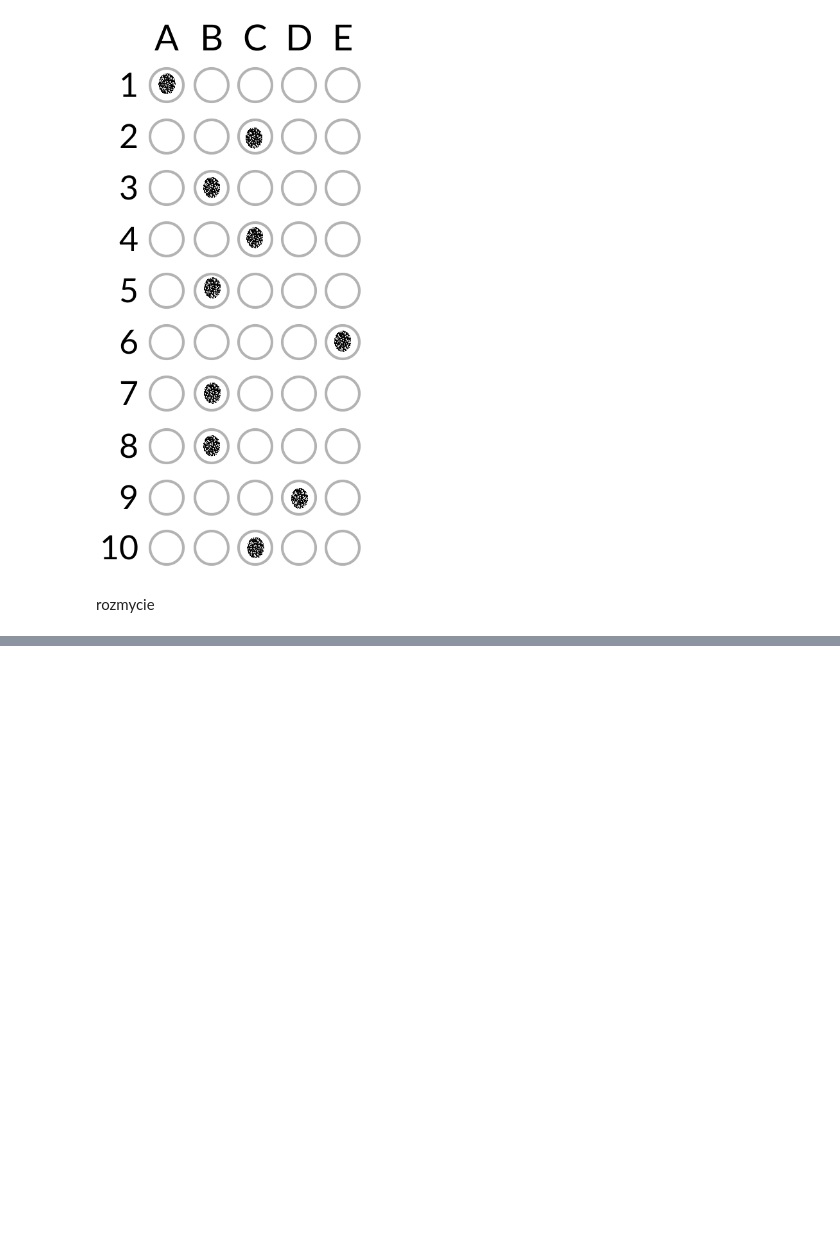
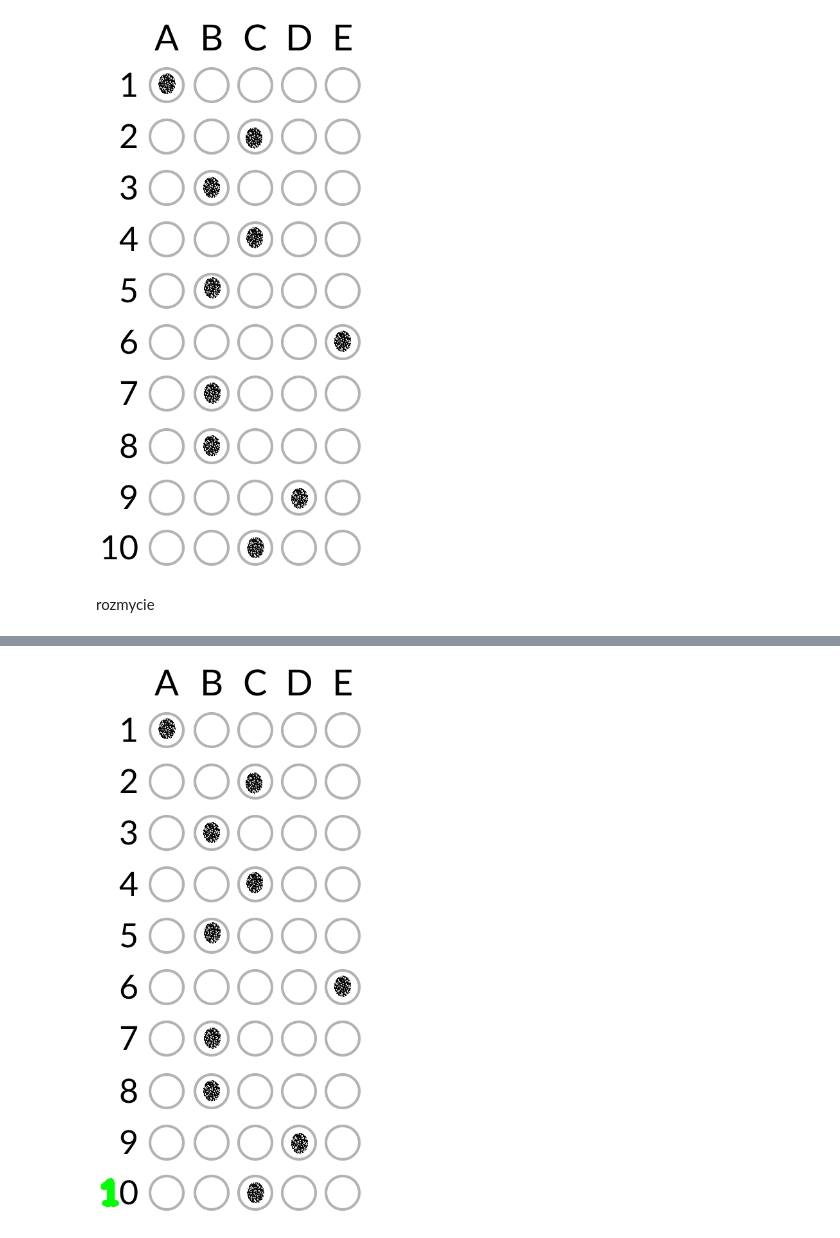
Before and after one commit to Jaro1977/Analiza-obrazu-kurs, a Jupyter notebook: 01_omr.ipynb, the cells around one changed output, grey strips where cells are left out. Saved outputs shown, nothing was run; the diff lists cells and outputs as text; code cells hidden in the pictures; blank space fills up the shorter version.

```diff
--- a/01_omr.ipynb
+++ b/01_omr.ipynb
@@ -32,0 +56,5 @@ blurred = cv2.GaussianBlur(src = gray, ksize=(5,5), sigmaX = 0)
+# %%
+cnt1 = cv2.drawContours(image = image.copy(), contours = [cnts[1]], contourIdx = -1, color = (0,255,0), thickness = 5)
+cv2_imshow(cnt1)
+# %% [output]
+[figure, added]
```
Also changed, not shown: parts of 13 cells of this notebook.
